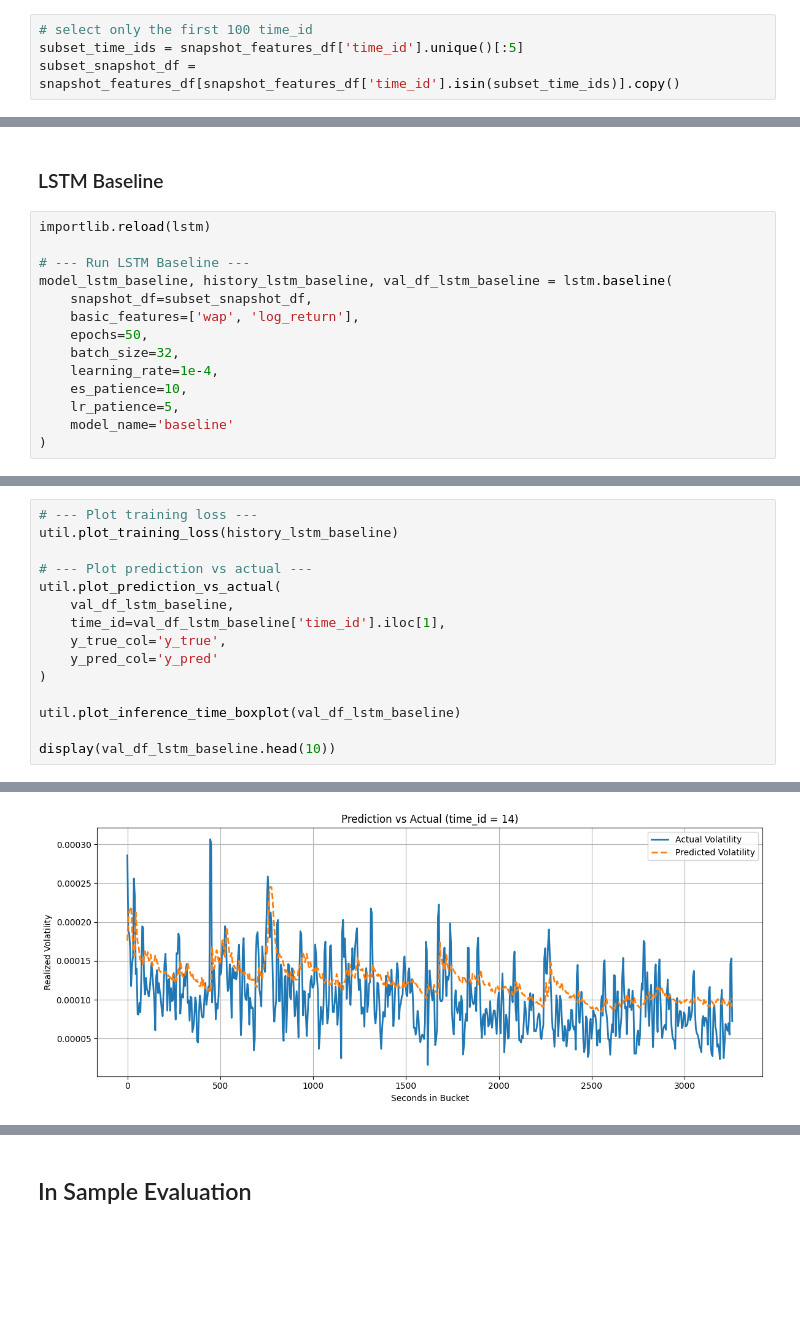
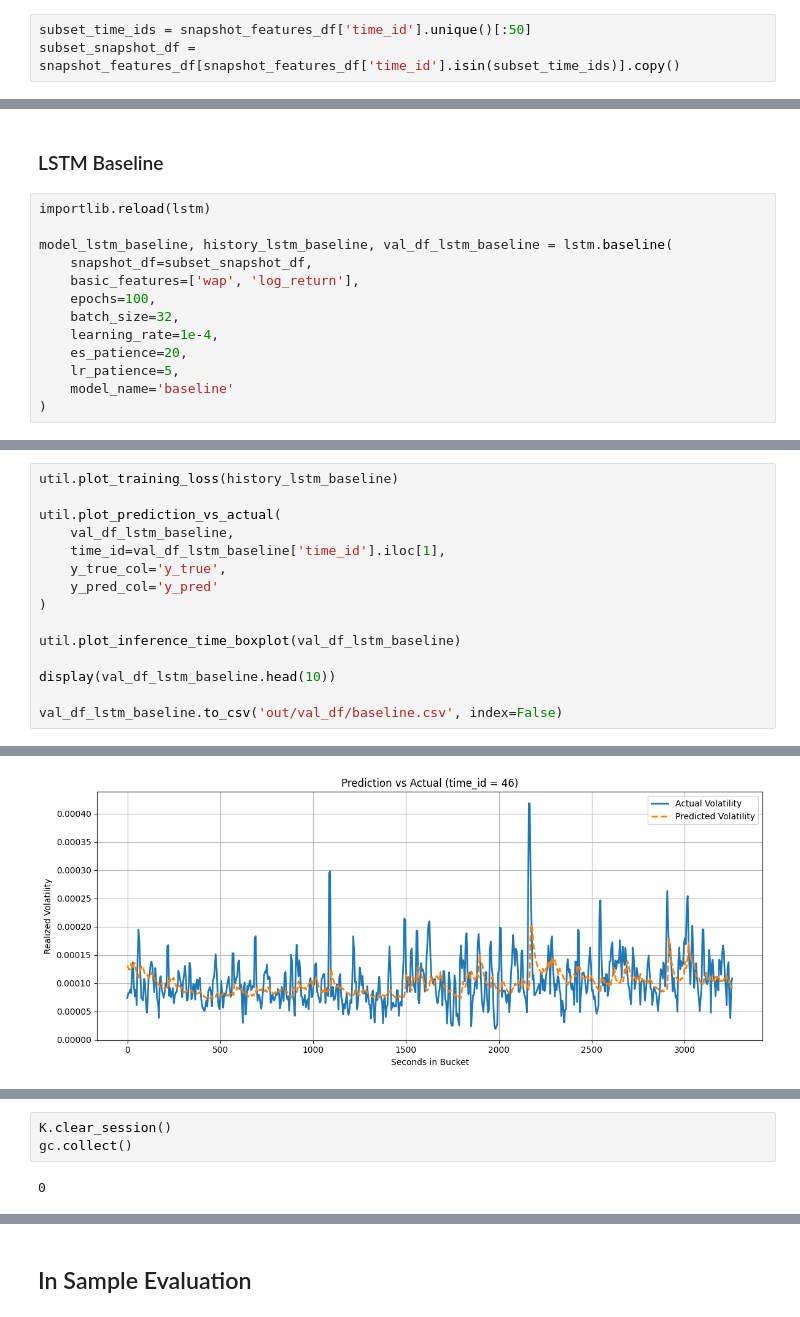
Before and after one commit to mofrui/volatility-analysis, a Jupyter notebook: report.ipynb, the cells around one changed output, grey strips where cells are left out. Saved outputs shown, nothing was run; the diff lists cells and outputs as text; blank space fills up the shorter version.

```diff
--- a/report.ipynb
+++ b/report.ipynb
@@ -50,8 +44,7 @@ df_single_stock = combined_df[combined_df["stock_id"] == 50200].copy()
 snapshot_features_df = util.create_snapshot_features(df_single_stock)
 snapshot_features_df = snapshot_features_df.sort_values(by=['stock_id', 'time_id', 'seconds_in_bucket']).reset_index(drop=True)
 # %%
-# select only the first 100 time_id
-subset_time_ids = snapshot_features_df['time_id'].unique()[:5]
+subset_time_ids = snapshot_features_df['time_id'].unique()[:50]
 subset_snapshot_df = snapshot_features_df[snapshot_features_df['time_id'].isin(subset_time_ids)].copy()
 # %%
 importlib.reload(util)
@@ -103,14 +95,13 @@ Average inference time per sample: 0.000040 seconds
 # %%
 importlib.reload(lstm)
 
-# --- Run LSTM Baseline ---
 model_lstm_baseline, history_lstm_baseline, val_df_lstm_baseline = lstm.baseline(
     snapshot_df=subset_snapshot_df,
     basic_features=['wap', 'log_return'],
-    epochs=50,
+    epochs=100,
     batch_size=32,
     learning_rate=1e-4,
-    es_patience=10,
+    es_patience=20,
     lr_patience=5,
     model_name='baseline'
 )
@@ -143,8 +140,6 @@ Model & scalers saved to out/lstm
 # %%
-# --- Plot training loss ---
 util.plot_training_loss(history_lstm_baseline)
 
-# --- Plot prediction vs actual ---
 util.plot_prediction_vs_actual(
     val_df_lstm_baseline,
     time_id=val_df_lstm_baseline['time_id'].iloc[1],
@@ -155,4 +150,6 @@ util.plot_prediction_vs_actual(
 util.plot_inference_time_boxplot(val_df_lstm_baseline)
 
 display(val_df_lstm_baseline.head(10))
+
+val_df_lstm_baseline.to_csv('out/val_df/baseline.csv', index=False)
 # %% [output]
@@ -160 +157 @@ display(val_df_lstm_baseline.head(10))
-[figure, old version]
+[figure, new version]
@@ -173 +170,6 @@ display(val_df_lstm_baseline.head(10))
+# %%
+K.clear_session()
+gc.collect()
+# %% [output]
+0
 # %% [markdown]
```
Also changed, not shown: parts of 37 cells of this notebook, 36 other files.
